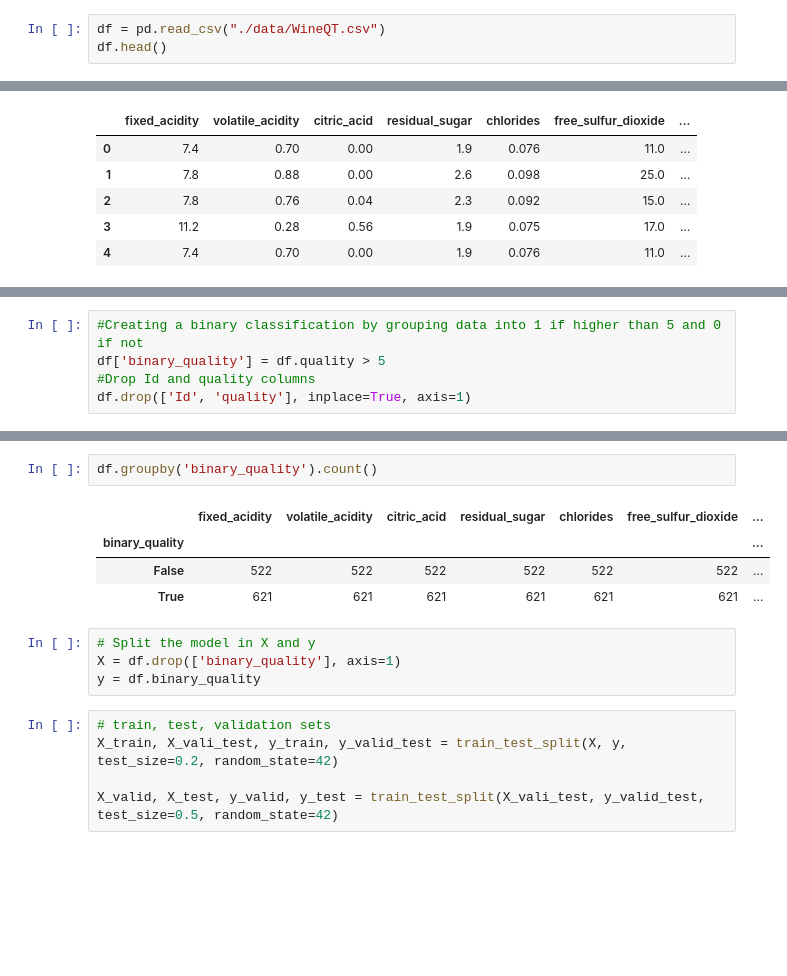
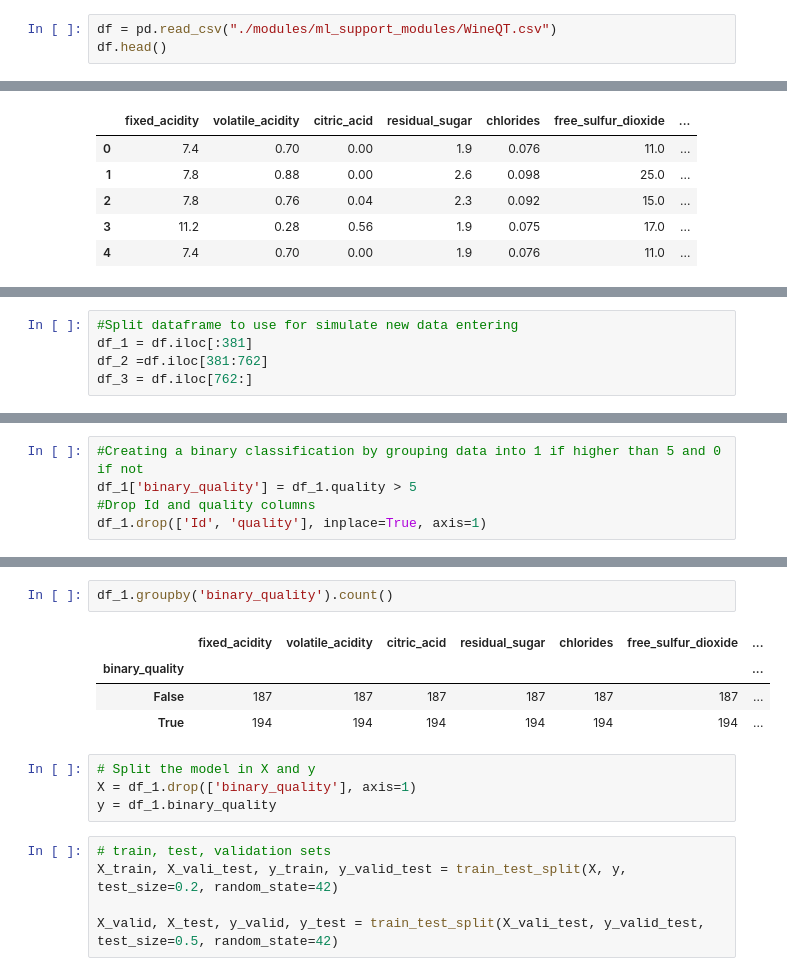
Before and after one commit to GuilhermeBrejeiro/mlops_bitbucket, a Jupyter notebook: wine_notebook.ipynb, the cells around one changed output, grey strips where cells are left out. Saved outputs shown, nothing was run; the diff lists cells and outputs as text; blank space fills up the shorter version.

```diff
--- a/wine_notebook.ipynb
+++ b/wine_notebook.ipynb
@@ -14,7 +14,7 @@ from sklearn.ensemble import AdaBoostClassifier
 
 from sklearn.metrics import classification_report, accuracy_score, f1_score
 # %%
-df = pd.read_csv("./data/WineQT.csv")
+df = pd.read_csv("./modules/ml_support_modules/WineQT.csv")
 df.head()
 # %% [output]
 |  | fixed acidity | volatile acidity | citric acid | residual sugar | chlorides | free sulfur dioxide | ... |
@@ -46,0 +71,5 @@ df.shape
+# %%
+#Split dataframe to use for simulate new data entering
+df_1 = df.iloc[:381]
+df_2 =df.iloc[381:762]
+df_3 = df.iloc[762:]
@@ -94,5 +127,5 @@ plt.bar(df.groupby('quality').count().index.values,
 # %%
 #Creating a binary classification by grouping data into 1 if higher than 5 and 0 if not
-df['binary_quality'] = df.quality > 5
+df_1['binary_quality'] = df_1.quality > 5
 #Drop Id and quality columns
-df.drop(['Id', 'quality'], inplace=True, axis=1)
+df_1.drop(['Id', 'quality'], inplace=True, axis=1)
@@ -99,14 +142,14 @@ df.drop(['Id', 'quality'], inplace=True, axis=1)
 # %%
-df.groupby('binary_quality').count()
+df_1.groupby('binary_quality').count()
 # %% [output]
 |  | fixed_acidity | volatile_acidity | citric_acid | residual_sugar | chlorides | free_sulfur_dioxide | ... |
 | binary_quality |  |  |  |  |  |  | ... |
-| False | 522 | 522 | 522 | 522 | 522 | 522 | ... |
-| True | 621 | 621 | 621 | 621 | 621 | 621 | ... |
+| False | 187 | 187 | 187 | 187 | 187 | 187 | ... |
+| True | 194 | 194 | 194 | 194 | 194 | 194 | ... |
 # %%
 # Split the model in X and y
-X = df.drop(['binary_quality'], axis=1)
-y = df.binary_quality
+X = df_1.drop(['binary_quality'], axis=1)
+y = df_1.binary_quality
 # %%
 # train, test, validation sets
 X_train, X_vali_test, y_train, y_valid_test = train_test_split(X, y, test_size=0.2, random_state=42)
```
Also changed, not shown: parts of 36 cells of this notebook, 12 other files.
